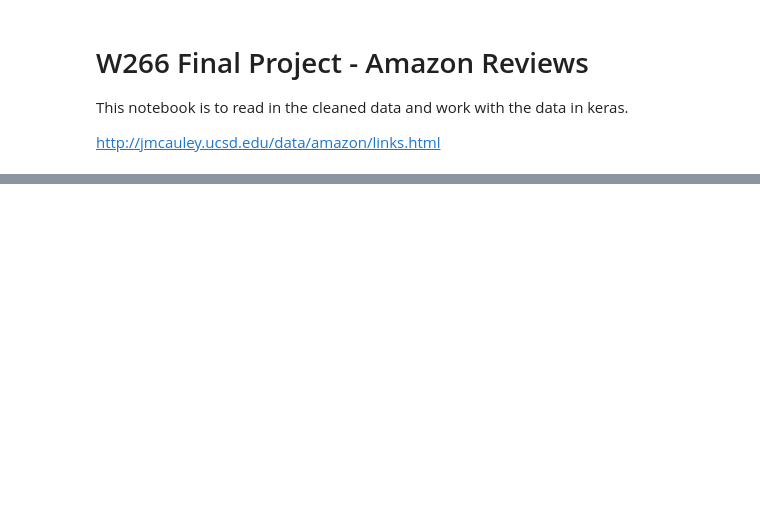
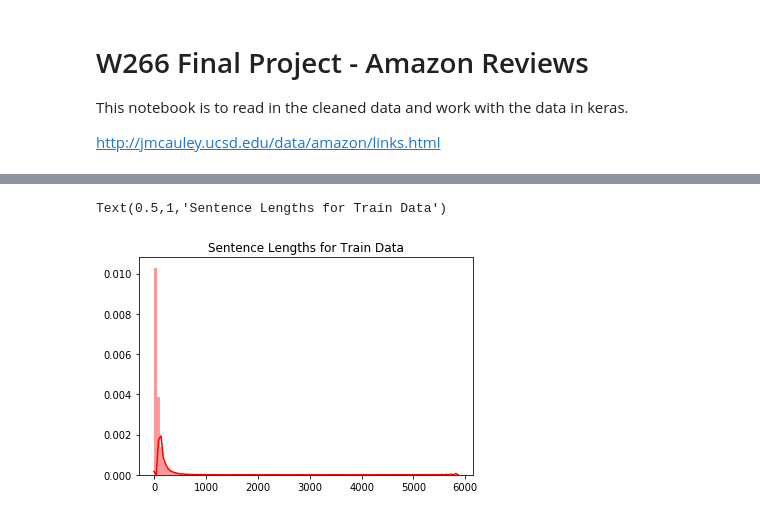
Before and after one commit to lance-miles/w266FinalProject-Amazon, a Jupyter notebook: Notebook/Amazon Reviews - Final Project Notebook.ipynb, the cells around one changed output, grey strips where cells are left out. Saved outputs shown, nothing was run; the diff lists cells and outputs as text; code cells hidden in the pictures; blank space fills up the shorter version.

```diff
--- a/Notebook/Amazon Reviews - Final Project Notebook.ipynb
+++ b/Notebook/Amazon Reviews - Final Project Notebook.ipynb
@@ -113,0 +161,5 @@ test_data
+# %%
+sns.distplot(reviewLength, bins=100, color = 'red').set_title('Sentence Lengths for Train Data')
+# %% [output]
+Text(0.5,1,'Sentence Lengths for Train Data')
+[figure, added]
```
Also changed, not shown: parts of 10 cells of this notebook.
